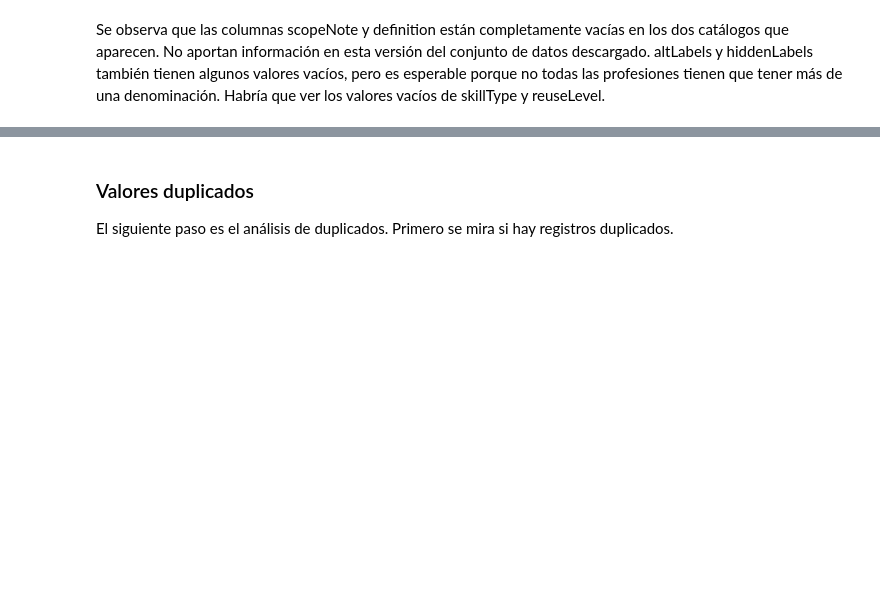
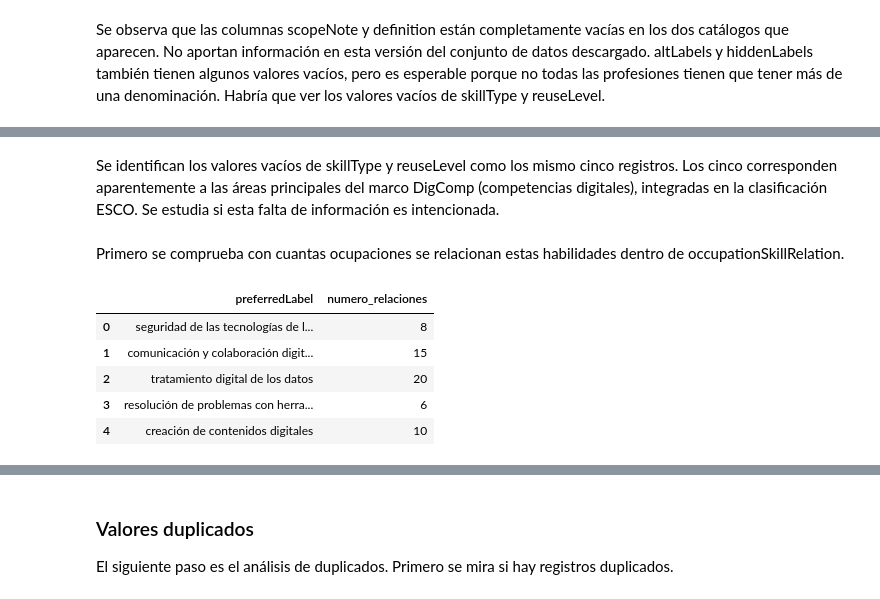
Before and after one commit to AlejandroAloVic/Proyecto-Grupal-Evolve, a Jupyter notebook: notebooks/01_eda_esco.ipynb, the cells around one changed output, grey strips where cells are left out. Cells and saved outputs as stored; diff of their text form; code cells hidden in the pictures; blank space fills up the shorter version.

Commit message:
Termindo analisis de valores ausentes

```diff
--- a/notebooks/01_eda_esco.ipynb
+++ b/notebooks/01_eda_esco.ipynb
@@ -457,0 +436,32 @@ Se observa que las columnas scopeNote y definition están completamente vacías
+# %% [markdown]
+Se identifican los valores vacíos de skillType y reuseLevel como los mismo cinco registros. Los cinco corresponden aparentemente a las áreas principales del marco DigComp (competencias digitales), integradas en la clasificación ESCO. Se estudia si esta falta de información es intencionada.
+# %% [markdown]
+Primero se comprueba con cuantas ocupaciones se relacionan estas habilidades dentro de occupationSkillRelation.
+# %%
+areas_digcomp = skills[skills["skillType"].isna() & skills["reuseLevel"].isna()]
+
+uri_digcomp = areas_digcomp["conceptUri"]
+
+relaciones_digcomp = occupation_skill_relations[occupation_skill_relations["skillUri"].isin(uri_digcomp)]
+
+conteo_relaciones = (
+    relaciones_digcomp.groupby("skillUri")
+    .size()
+    .reset_index(name="numero_relaciones")
+)
+
+resultado = areas_digcomp.merge(
+    conteo_relaciones,
+    left_on="conceptUri",
+    right_on="skillUri",
+    how="left"
+)
+
+display(resultado[["preferredLabel", "numero_relaciones"]])
+# %% [output]
+|  | preferredLabel | numero_relaciones |
+| 0 | seguridad de las tecnologías de l... | 8 |
+| 1 | comunicación y colaboración digit... | 15 |
+| 2 | tratamiento digital de los datos | 20 |
+| 3 | resolución de problemas con herra... | 6 |
+| 4 | creación de contenidos digitales | 10 |
```
Also changed, not shown: parts of 12 cells of this notebook.
